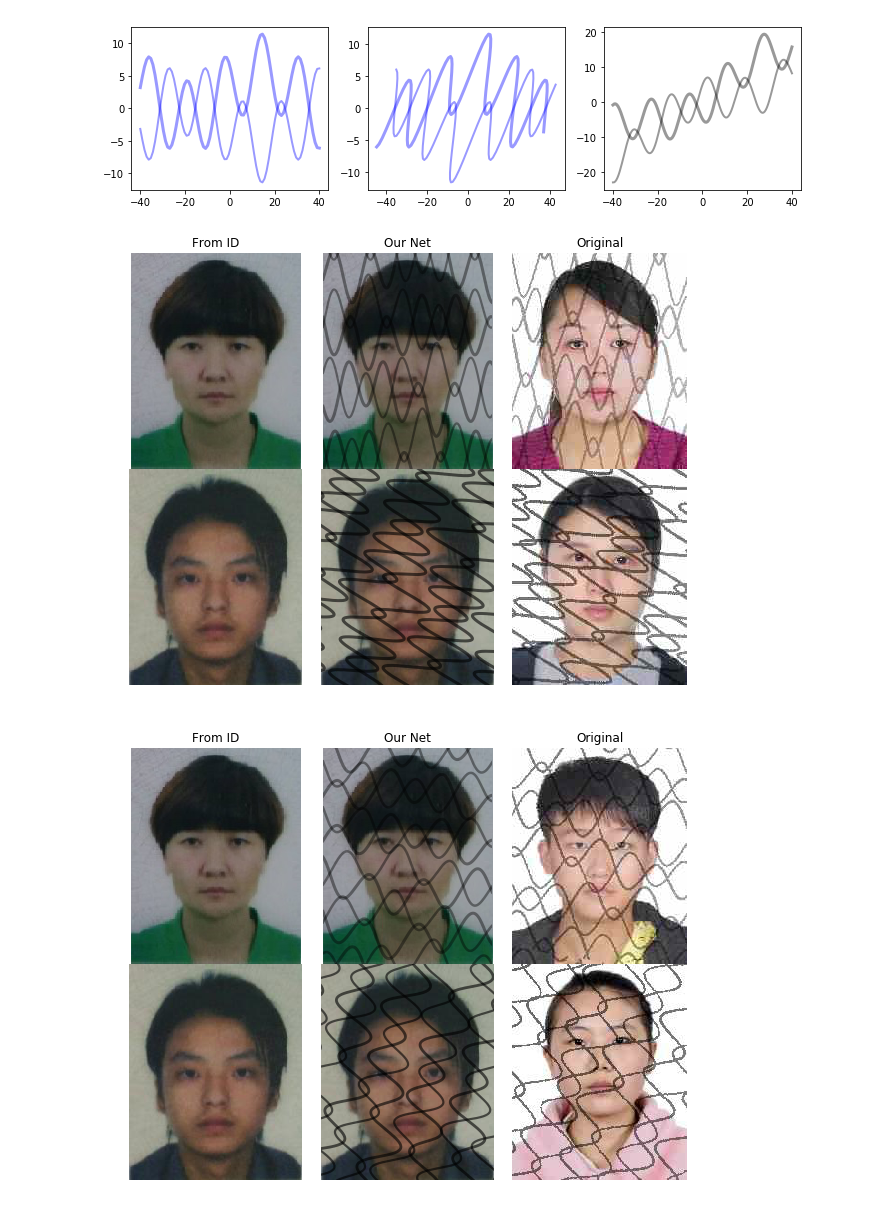
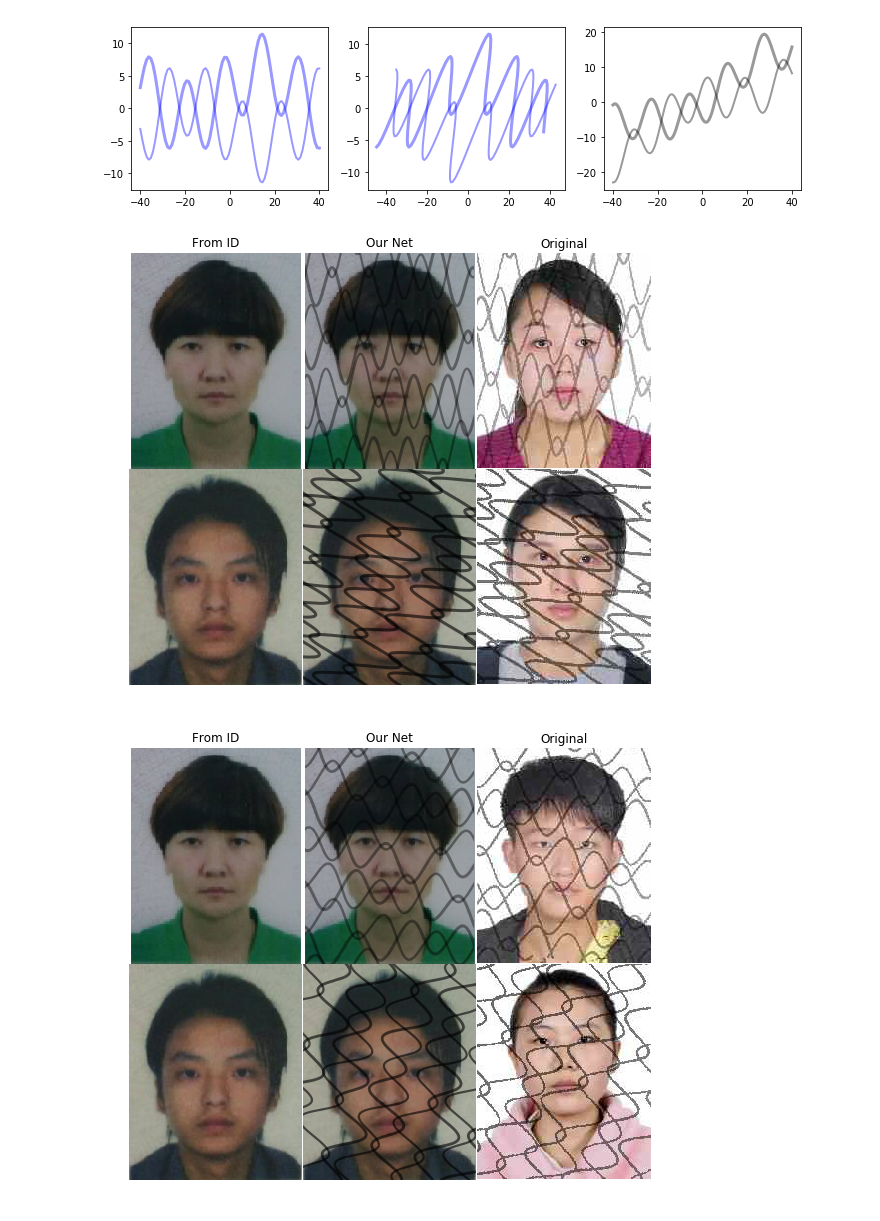
Before and after one commit to bholdmanny/GAN_Mesh, a Jupyter notebook: Curves.ipynb, the cells around one changed output. Saved outputs shown, nothing was run; the diff lists cells and outputs as text; code cells hidden in the pictures.

```diff
--- a/Curves.ipynb
+++ b/Curves.ipynb
@@ -213,28 +215,28 @@ show()
 [figure]
 # %%
 # Test Type1:
-figure(figsize=(8,6))
+figure(figsize=(7.25,6))
 
 wa = [2.2,0.4, 3,0.4];
 im = imread("E:/Test/111.jpg");
 im2 = imread("E:/Test/N1.1.jpg");
 subplot(2,3,1); imshow(im); axis("off"); title("From ID");
 subplot(2,3,2); Add2Im(im, tp=1, ro=0.0, wa=wa); title("Our Net");
 subplot(2,3,3); imshow(im2); axis("off"); title("Original");
 
 wa = [3,0.6, 3,0.6];
 im = imread("E:/Test/222.jpg");
 im2 = imread("E:/Test/N1.2.jpg");
 subplot(2,3,4); imshow(im); axis("off");
 subplot(2,3,5); Add2Im(im, tp=1, ro=0.4, wa=wa);
 subplot(2,3,6); imshow(im2); axis("off");
 
 savefig("E:/Test/out1.jpg"); show()
 # %% [output]
-[figure, old version]
+[figure, new version]
 # %%
 # Test Type2:
-figure(figsize=(8,6))
+figure(figsize=(7.25,6))
 
 wa = [2.5,0.5, 3,0.4];
 im = imread("E:/Test/111.jpg");
@@ -252,6 +254,6 @@ subplot(2,3,6); imshow(im2); axis("off");
 
 savefig("E:/Test/out2.jpg"); show()
 # %% [output]
-[figure, old version]
+[figure, new version]
 # %%
 # Test Type3:
```
Also changed, not shown: parts of 6 cells of this notebook, 1 other file.
